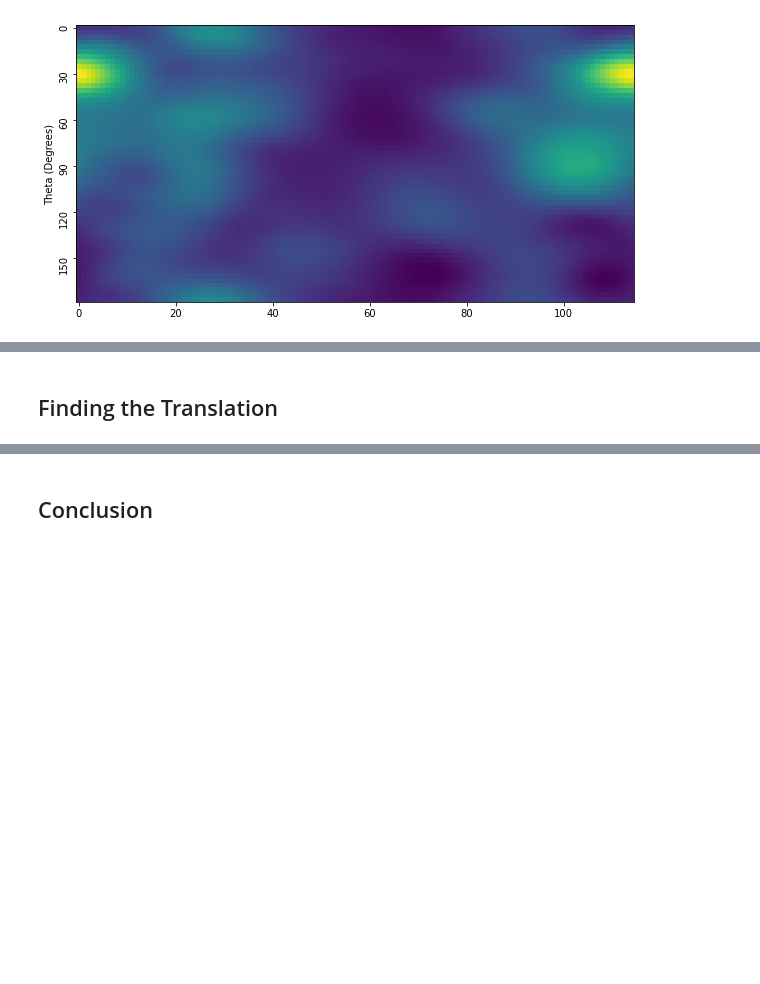
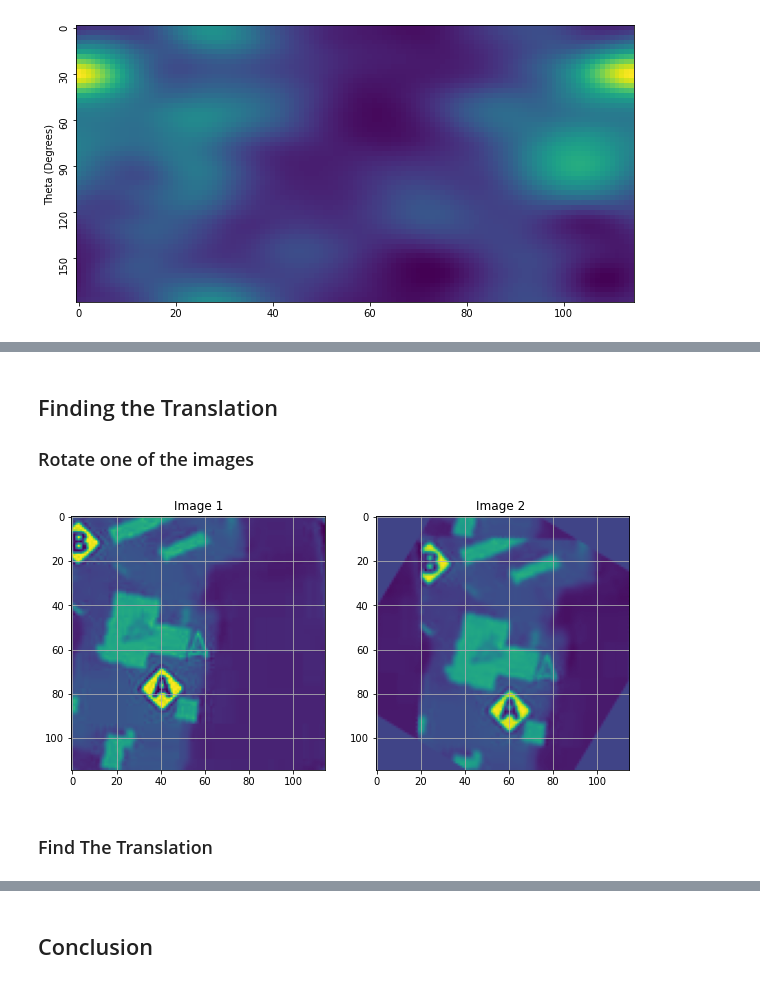
Before and after one commit to CGCooke/Blog, a Jupyter notebook: _notebooks/2020-12-22-The-Log-Polar-Transform-In-Practice.ipynb, the cells around one changed output, grey strips where cells are left out. Saved outputs shown, nothing was run; the diff lists cells and outputs as text; code cells hidden in the pictures; blank space fills up the shorter version.

```diff
--- a/_notebooks/2020-12-22-The-Log-Polar-Transform-In-Practice.ipynb
+++ b/_notebooks/2020-12-22-The-Log-Polar-Transform-In-Practice.ipynb
@@ -174,17 +213,23 @@ NameError: name 'angle' is not defined
+# %% [markdown]
+## Finding the Translation
+
+### Rotate one of the images
 # %%
-img2_rotated = skimage.transform.rotate(img2, -recovered_angle)
+img2_rotated = skimage.transform.rotate(img2, -recovered_angle_degrees)
 
 fig, axes = plt.subplots(1, 2)
 ax = axes.ravel()
 ax[0].set_title("Image 1")
 ax[0].imshow(img1)
 ax[0].grid()
 ax[1].set_title("Image 2 ")
 ax[1].imshow(img2_rotated)
 ax[1].grid()
 plt.show()
+# %% [output]
+[figure, added]
 # %% [markdown]
-## Finding the Translation
+### Find The Translation
 # %%
 wimage_1 = img1 * skimage.filters.window('hann', img1.shape)
 wimage_2_rotated = img2_rotated * skimage.filters.window('hann',img2.shape)
```
Also changed, not shown: parts of 13 cells of this notebook.
